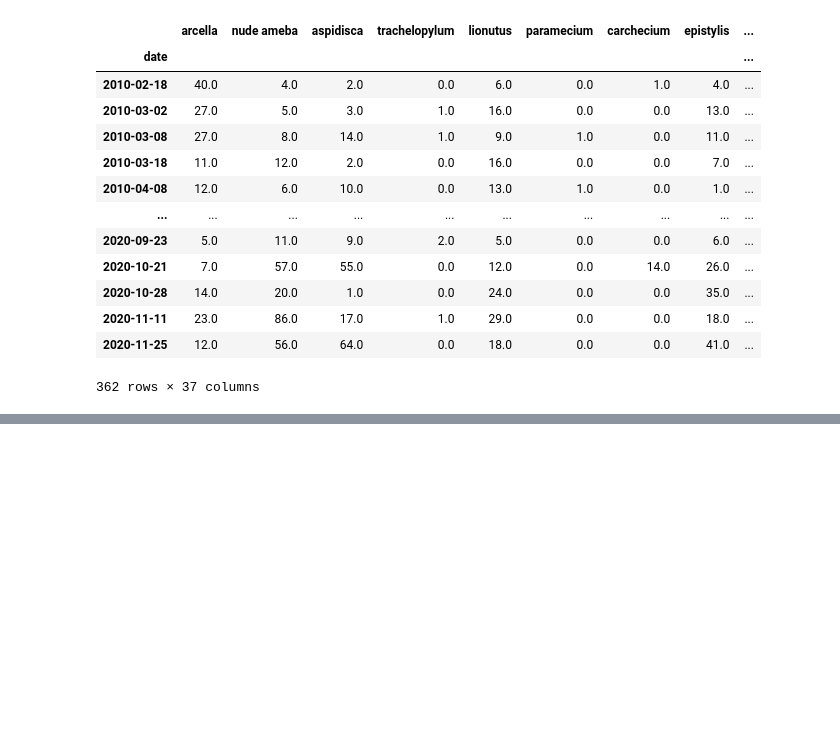
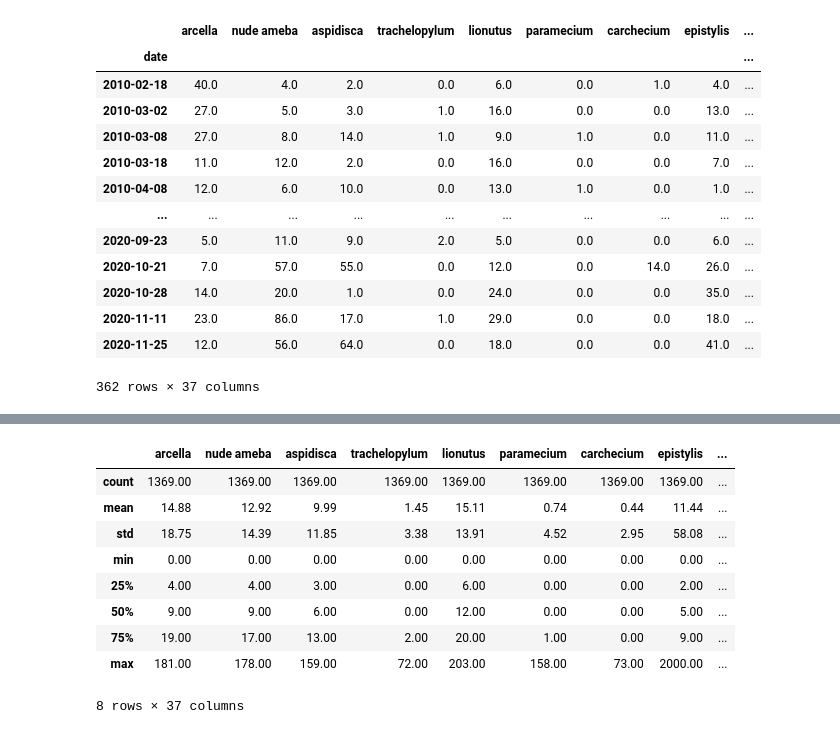
Before and after one commit to efratkohen/Project, a Jupyter notebook: File_process_save_microscopic.ipynb, the cells around one changed output, grey strips where cells are left out. Cells and saved outputs as stored; diff of their text form; code cells hidden in the pictures; blank space fills up the shorter version.

```diff
--- a/File_process_save_microscopic.ipynb
+++ b/File_process_save_microscopic.ipynb
@@ -336,0 +372,13 @@ micro_df_list[0]
+# %%
+join_all.describe().round(2)
+# %% [output]
+|  | arcella | nude ameba | aspidisca | trachelopylum | lionutus | paramecium | carchecium | epistylis | ... |
+| count | 1369.00 | 1369.00 | 1369.00 | 1369.00 | 1369.00 | 1369.00 | 1369.00 | 1369.00 | ... |
+| mean | 14.88 | 12.92 | 9.99 | 1.45 | 15.11 | 0.74 | 0.44 | 11.44 | ... |
+| std | 18.75 | 14.39 | 11.85 | 3.38 | 13.91 | 4.52 | 2.95 | 58.08 | ... |
+| min | 0.00 | 0.00 | 0.00 | 0.00 | 0.00 | 0.00 | 0.00 | 0.00 | ... |
+| 25% | 4.00 | 4.00 | 3.00 | 0.00 | 6.00 | 0.00 | 0.00 | 2.00 | ... |
+| 50% | 9.00 | 9.00 | 6.00 | 0.00 | 12.00 | 0.00 | 0.00 | 5.00 | ... |
+| 75% | 19.00 | 17.00 | 13.00 | 2.00 | 20.00 | 1.00 | 0.00 | 9.00 | ... |
+| max | 181.00 | 178.00 | 159.00 | 72.00 | 203.00 | 158.00 | 73.00 | 2000.00 | ... |
+8 rows × 37 columns
```
Also changed, not shown: parts of 3 cells of this notebook.
